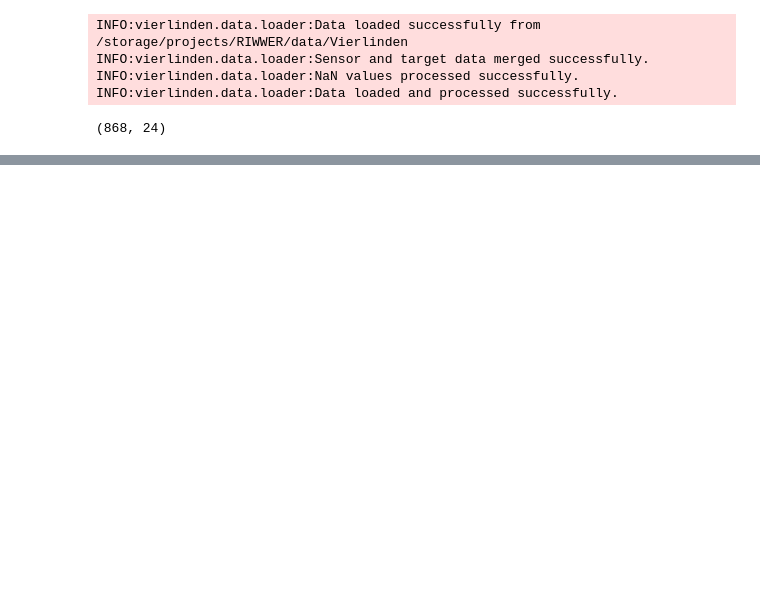
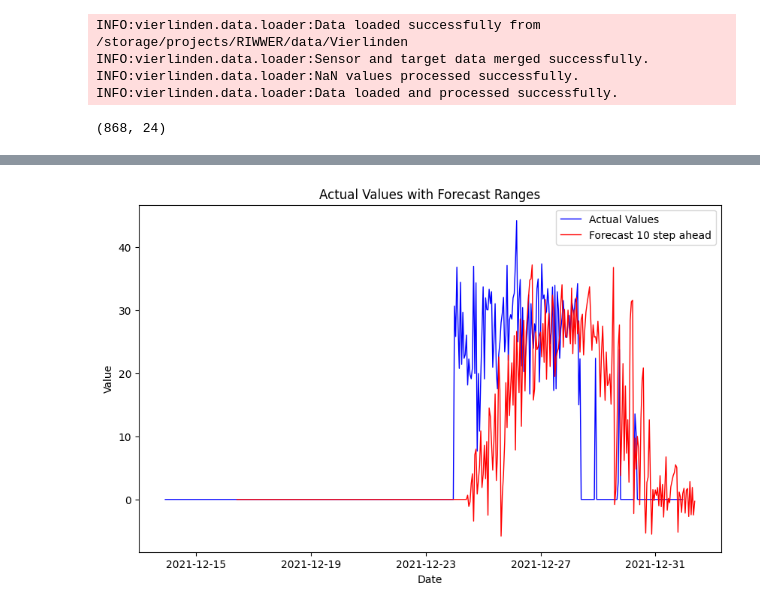
Before and after one commit to vipin2310/UT_RIWWER_project, a Jupyter notebook: main.ipynb, the cells around one changed output, grey strips where cells are left out. Saved outputs shown, nothing was run; the diff lists cells and outputs as text; code cells hidden in the pictures; blank space fills up the shorter version.

```diff
--- a/main.ipynb
+++ b/main.ipynb
@@ -101,3 +71,7 @@ plt.plot(something.x["encoder_target"].detach().cpu().numpy())
+# %%
+prediction_wrapper.plot_forecast_for_all(forecast_step_ahead=10, plot_forecast_distribution=False)
+# %% [output]
+[figure, added]
 # %%
 for time_idx in range(0, 817, 60):
     fig = model.plot_prediction(something.x, something.output, idx=time_idx, add_loss_to_title=True)
```
Also changed, not shown: parts of 11 cells of this notebook, 2 other files.
